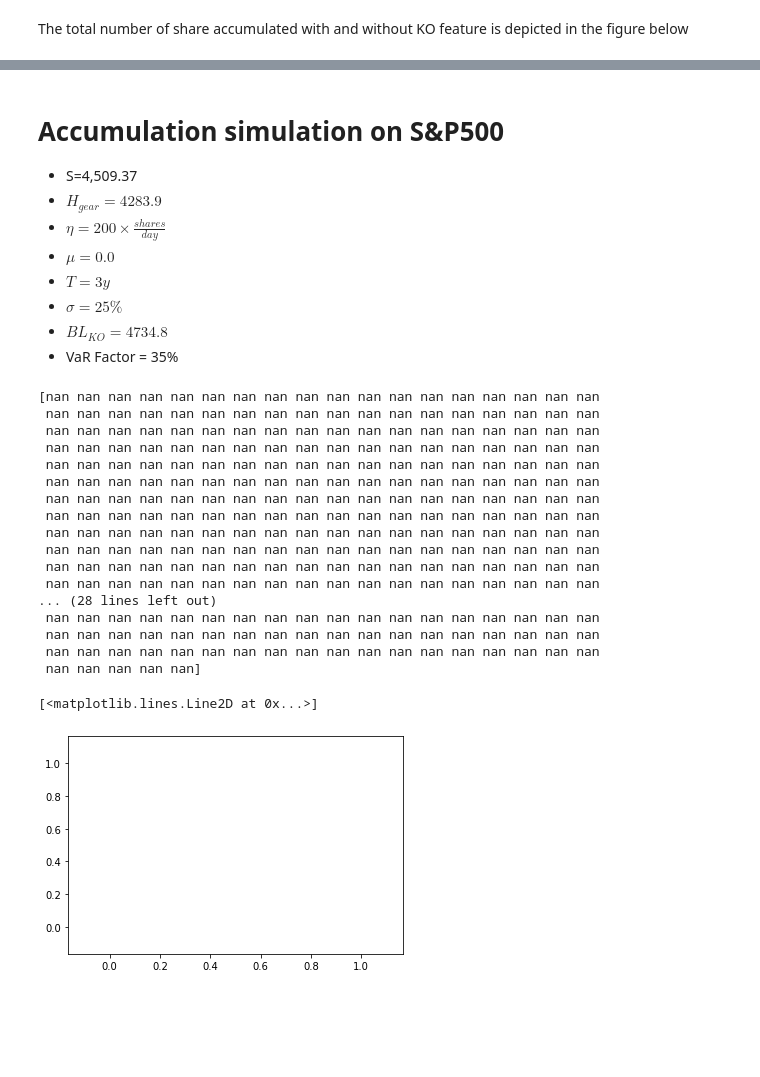
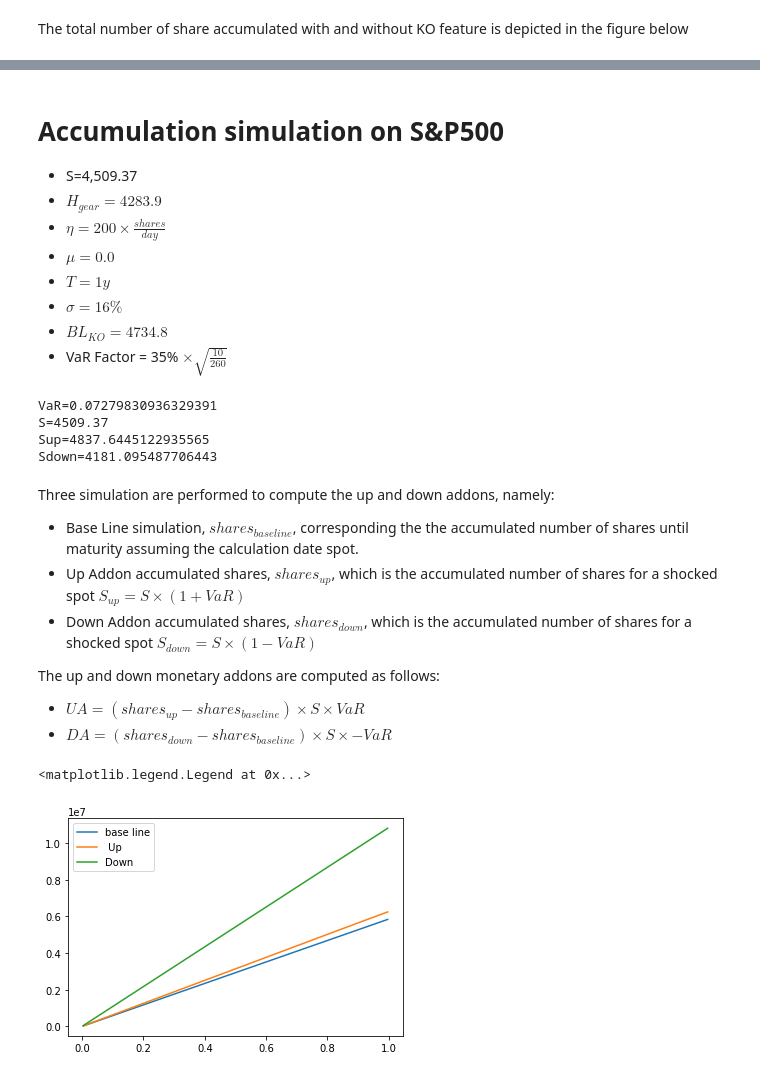
Before and after one commit to frannuca/prototypes_juypter, a Jupyter notebook: accumulator_analytical_pricing.ipynb, the cells around one changed output, grey strips where cells are left out. Cells and saved outputs as stored; diff of their text form; code cells hidden in the pictures; blank space fills up the shorter version.

```diff
--- a/accumulator_analytical_pricing.ipynb
+++ b/accumulator_analytical_pricing.ipynb
@@ -45,7 +45,7 @@ def p_hit_before_time(T,sigma,S,K, mu):
     sqrtT = np.sqrt(T)
     sigma05T = sigma*sqrtT
     num = np.exp(2*mu*lnK/s2)*norm.cdf((lnK+mu*T)/sigma05T)
-    den = norm.cdf((lnK-mu*T)/sigma05T)
+    den = norm.cdf((lnK-mu*T)/sigma05T)+1e-12
     return (1+num/(den))*p_hit(T,sigma,S,K,mu)
 # %% [markdown]
 # $p(\tau = T)$
@@ -177,48 +177,52 @@ plt.legend()
 - $H_{gear} = 4283.9$
 - $ \eta = 200 \times \frac{shares}{day}$
 - $ \mu = 0.0 $
-- $ T= 3y$
-- $\sigma = 25\%$
+- $ T= 1y$
+- $\sigma = 16\%$
 - $BL_{KO}=4734.8$
-- VaR Factor = 35\%
+- VaR Factor = 35\% $\times \sqrt{\frac{10}{260}}$
 # %%
-sigma = 0.25/np.sqrt(260.0)
-t = np.array(range(1,3*260))/260.0
+year_sigma = 0.16
+sigma = year_sigma/np.sqrt(260.0)
+t = np.array(range(1,260))/260.0
 dt = t[1]-t[0]
 S=4509.37
-K=4283.9
-shares_per_day = 200
+K=S*(1-0.05)
+shares_per_day = 5
 gearing = 1.0
-BL_KO=4734.8
+BL_KO=S*(1+0.1)
 mu=0.0
-VaR_factor = 0.35
+VaR_factor = 2.32*year_sigma*np.sqrt(10/260)
 Sup = S*(1+VaR_factor)
 Sdown = S*(1-VaR_factor)
+print("VaR="+str(VaR_factor))
+print("S="+str(S))
+print("Sup="+str(Sup))
+print("Sdown="+str(Sdown))
+# %% [output]
+VaR=0.07279830936329391
+S=4509.37
+Sup=4837.6445122935565
+Sdown=4181.095487706443
+# %% [markdown]
+Three simulation are performed to compute the up and down addons, namely:
+- Base Line simulation, $shares_{baseline}$, corresponding the the accumulated number of shares until maturity assuming the calculation date spot.
+- Up Addon accumulated shares, $shares_{up}$, which is the accumulated number of shares for a shocked spot $S_{up}=S\times (1+VaR)$
+- Down Addon accumulated shares, $shares_{down}$, which is the accumulated number of shares for a shocked spot $S_{down}=S\times (1-VaR)$
+
+The up and down monetary addons are computed as follows:
+
+- $UA = (shares_{up} - shares_{baseline}) \times S \times VaR$
+- $DA = (shares_{down} - shares_{baseline}) \times S \times -VaR$
 # %%
-base_line = np.cumsum([shares_per_day*(1+gearing*p_hit(i,sigma,S,K,0.0))*(1.0-p_hit_before_time(i,sigma,S,BL_KO, mu))  for i in t])
-Up_Addon_acc_shares = np.cumsum([shares_per_day*(1+gearing*p_hit(i,sigma,Sup,K,0.0))*(1.0-p_hit_before_time(i,sigma,S,BL_KO, mu))  for i in t])
-Down_Addon_acc_shares = np.cumsum([shares_per_day*(1+gearing*p_hit(i,sigma,Sdown,K,0.0))*(1.0-p_hit_before_time(i,sigma,S,BL_KO, mu))  for i in t])
-print(base_line)
-plt.plot(t,base_line, label="baseline")
-plt.plot(t,Up_Addon_acc_shares, label="Up_Addon_acc_shares")
-plt.plot(t,Down_Addon_acc_shares, label="Down_Addon_acc_shares")
+base_addon_daily = S*np.cumsum([shares_per_day*(1+gearing*p_hit(i,sigma,S,K,0.0))*(1.0-p_hit_before_time(i,sigma,S,BL_KO, mu))  for i in t])
+Up_Addon_daily = Sup*np.cumsum([shares_per_day*(1+gearing*p_hit(i,sigma,Sup,K,0.0))*(1.0-p_hit_before_time(i,sigma,Sup,BL_KO, mu))  for i in t])
+Down_Addon_daily = Sdown * np.cumsum([shares_per_day*(1+gearing*p_hit(i,sigma,Sdown,K,0.0))*(1.0-p_hit_before_time(i,sigma,Sdown,BL_KO, mu))  for i in t])
+
+plt.plot(t,base_addon_daily, label="base line")
+plt.plot(t,Up_Addon_daily, label=" Up")
+plt.plot(t,Down_Addon_daily, label="Down")
+plt.legend()
 # %% [output]
-[nan nan nan nan nan nan nan nan nan nan nan nan nan nan nan nan nan nan
- nan nan nan nan nan nan nan nan nan nan nan nan nan nan nan nan nan nan
- nan nan nan nan nan nan nan nan nan nan nan nan nan nan nan nan nan nan
- nan nan nan nan nan nan nan nan nan nan nan nan nan nan nan nan nan nan
- nan nan nan nan nan nan nan nan nan nan nan nan nan nan nan nan nan nan
- nan nan nan nan nan nan nan nan nan nan nan nan nan nan nan nan nan nan
- nan nan nan nan nan nan nan nan nan nan nan nan nan nan nan nan nan nan
- nan nan nan nan nan nan nan nan nan nan nan nan nan nan nan nan nan nan
- nan nan nan nan nan nan nan nan nan nan nan nan nan nan nan nan nan nan
- nan nan nan nan nan nan nan nan nan nan nan nan nan nan nan nan nan nan
- nan nan nan nan nan nan nan nan nan nan nan nan nan nan nan nan nan nan
- nan nan nan nan nan nan nan nan nan nan nan nan nan nan nan nan nan nan
-... (28 lines left out)
- nan nan nan nan nan nan nan nan nan nan nan nan nan nan nan nan nan nan
- nan nan nan nan nan nan nan nan nan nan nan nan nan nan nan nan nan nan
- nan nan nan nan nan nan nan nan nan nan nan nan nan nan nan nan nan nan
- nan nan nan nan nan]
+<matplotlib.legend.Legend at 0x...>
-[<matplotlib.lines.Line2D at 0x...>]
-[figure, old version]
+[figure, new version]
```
Also changed, not shown: parts of 4 cells of this notebook, 2 other files.
